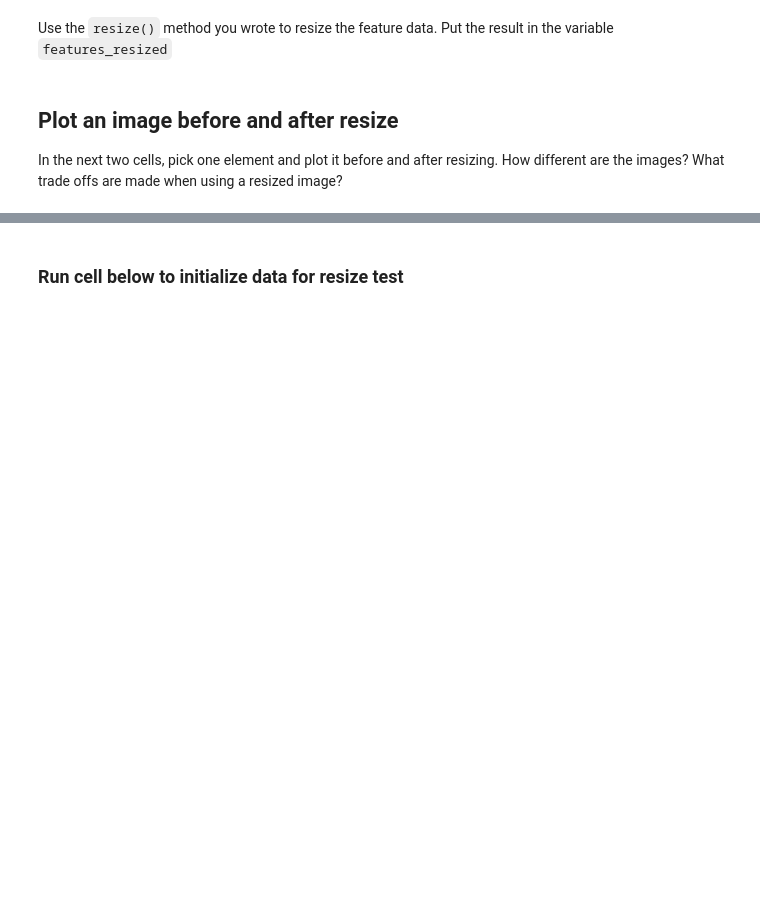
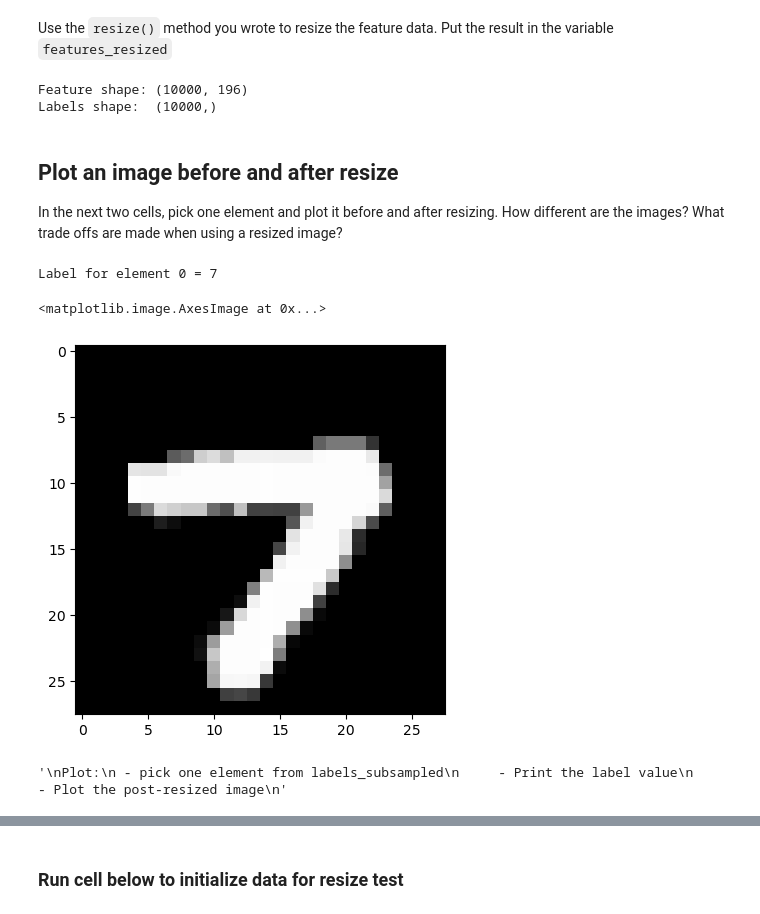
Before and after one commit to dennislamcv1/UPennAIML, a Jupyter notebook: Deep Learning Essentials/dl_assignment_1.ipynb, the cells around one changed output, grey strips where cells are left out. Saved outputs shown, nothing was run; the diff lists cells and outputs as text; code cells hidden in the pictures; blank space fills up the shorter version.

```diff
--- a/Deep Learning Essentials/dl_assignment_1.ipynb
+++ b/Deep Learning Essentials/dl_assignment_1.ipynb
@@ -148,7 +177,6 @@ Your method must take in the feature set (2 dimensional numpy array which contai
 
 ### Do not change the method name, signature, or return values.
 # %%
-
 def subsample(x, y):
     '''
     x: Feature set, as a 2 dimensional numpy array
@@ -157,19 +185,16 @@ def subsample(x, y):
     Return: x_small, y_small subsampled MNIST dataset containing 1,000 images of each digit
     '''
 
-# your code here
-raise NotImplementedError
-
-    ### Uncomment each line of code and complete as needed
+### Uncomment each line of code and complete as needed
 
 
-    # idx = []                                           # A blank array to hold the list of indices of subsampled. Fill in idx with a list of label indicies (1000 per label)
-    # for i in range(_____):                             # A for loop that goes through all the different classes of data from 0 to 9
-    #    idx.extend(np.where(y == ____)[0][:10000])      # here we check for each class by np.where and extract the first 1000 values of their class
-    # random.shuffle(_____)                              # Shuffle the index array so that the data points are not in order
-    # x_small = x[______]                                # Create the subsampled feature array
-    # y_small = y[______]                                # create the subsampled label array
-    # return ______, ______                              # return the subsampled feature and the subsampled array
+    idx = []                                        # A blank array to hold the list of indices of subsampled. Fill in idx with a list of label indicies (1000 per label)
+    for i in range(10):                             # A for loop that goes through all the different classes of data from 0 to 9
+        idx.extend(np.where(y == i)[0][:1000])     # here we check for each class by np.where and extract the first 1000 values of their class
+    random.shuffle(idx)                             # Shuffle the index array so that the data points are not in order
+    x_small = x[idx]                                # Create the subsampled feature array
+    y_small = y[idx]                                # create the subsampled label array
+    return x_small, y_small                         # return the subsampled feature and the subsampled array
 # %% [markdown]
 Subsample the data set by calling your subsample method.
 
@@ -195,10 +220,8 @@ Print:
  - shape of lables_subsampled
 """
 
-# your code here
-raise NotImplementedError
 
-## Uncomment each line of code and complete as needed
-# features_subsampled, labels_subsampled = subsample(_______, _________) # Call the subsample function with the parameters
-# print(f'Subsampled feature shape: {____________.shape}') #Mention the name of the variable whose variable we are going to print out over here
-# print(f'Subsampled labels shape:  {____________.shape}') #Mention the name of the variable whose variable we are going to print out over here
+# Uncomment each line of code and complete as needed
+features_subsampled, labels_subsampled = subsample(features, labels) # Call the subsample function with the parameters
+print(f'Subsampled feature shape: {features_subsampled.shape}') #Mention the name of the variable whose variable we are going to print out over here
+print(f'Subsampled labels shape:  {labels_subsampled.shape}') #Mention the name of the variable whose variable we are going to print out over here
@@ -313,33 +343,35 @@ Print:
 
 """
 
-# your code here
-raise NotImplementedError
+### Uncomment each line of code to finish it
+features_resized = resize(features_subsampled)            #call the function resize on the subsampled features dataset to get a subsampled data
 
-### Uncomment each line of code to finish it
-# features_resized = _________(features_subsampled)                #call the function resize on the subsampled features dataset to get a subsampled data
-
-# print(f'Feature shape: {_____________.shape}')         #check the resized data shape
-# print(f'Labels shape:  {_____________.shape}')         #check the resized label shape
+print(f'Feature shape: {features_resized.shape}')         #check the resized data shape
+print(f'Labels shape:  {labels_subsampled.shape}')        #check the resized label shape
+# %% [output]
+Feature shape: (10000, 196)
+Labels shape:  (10000,)
 # %% [markdown]
 ## Plot an image before and after resize
 In the next two cells, pick one element and plot it before and after resizing.  How different are the images? What trade offs are made when using a resized image?
 # %%
 """
 Plot:
  - pick one element from labels_subsampled
      - Print the label value
      - Plot the pre-resized image
 """
 
-# your code here
-raise NotImplementedError
 
 ### Uncomment each line of code to finish it.
 # we are going to see what an image looks like in the orignial form
-# i = 0                                                      # we choose the first element which is digit 5 for our example
-# print(f'Label for element {i} = {____________[i]}')        # mention the labels_subsampled to fetch the labels
-# plt.imshow(________________-[i].reshape(28, 28))           # call the original features dataset to show the image
+i = 0                                                      # we choose the first element which is digit 5 for our example
+print(f'Label for element {i} = {labels_subsampled[i]}')        # mention the labels_subsampled to fetch the labels
+plt.imshow(features_subsampled[i].reshape(28, 28), cmap='gray')           # call the original features dataset to show the image
+# %% [output]
+Label for element 0 = 7
+<matplotlib.image.AxesImage at 0x...>
+[figure, added]
 # %%
 """
 Plot:
@@ -348,14 +380,14 @@ Plot:
      - Plot the post-resized image
 """
 
-# your code here
-raise NotImplementedError
 
 
 ## Uncomment each line of code to finish it
-# i = 0                                                      #  we choose the first element which is digit 5, for our example
+#i = 0                                                      # we choose the first element which is digit 5, for our example
 # print(f'Label for element {i} = {_________[i]}')           # mention the labels_subsampled to fetch the labels
 # plt.imshow(_____________[i].reshape(14, 14))               # call the resized dataset to show the image
+# %% [output]
+'\nPlot:\n - pick one element from labels_subsampled\n     - Print the label value\n     - Plot the post-resized image\n'
 # %%
 ###############################
 ##### TEST YOUR CODE HERE #####
```
Also changed, not shown: parts of 29 cells of this notebook.
